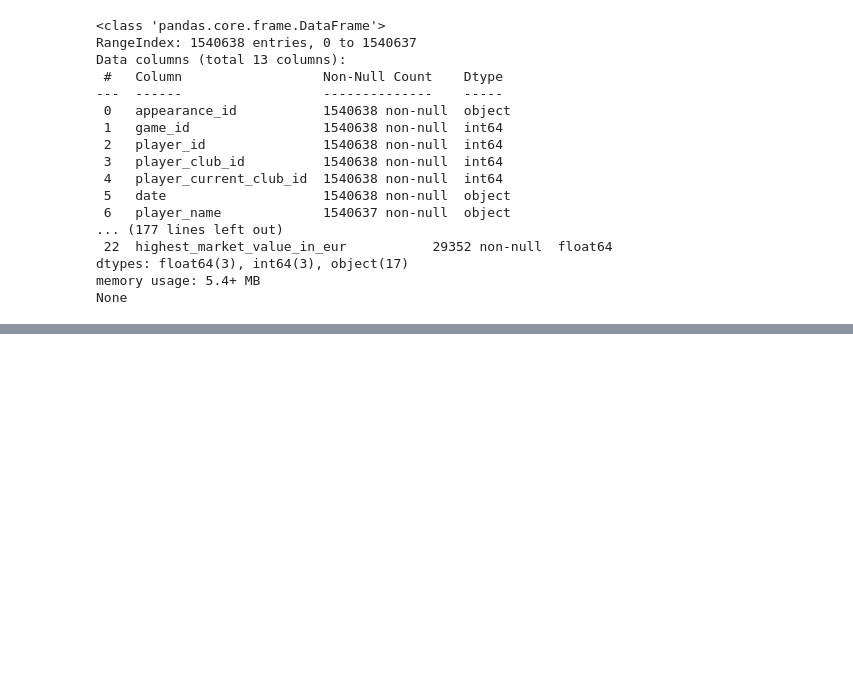
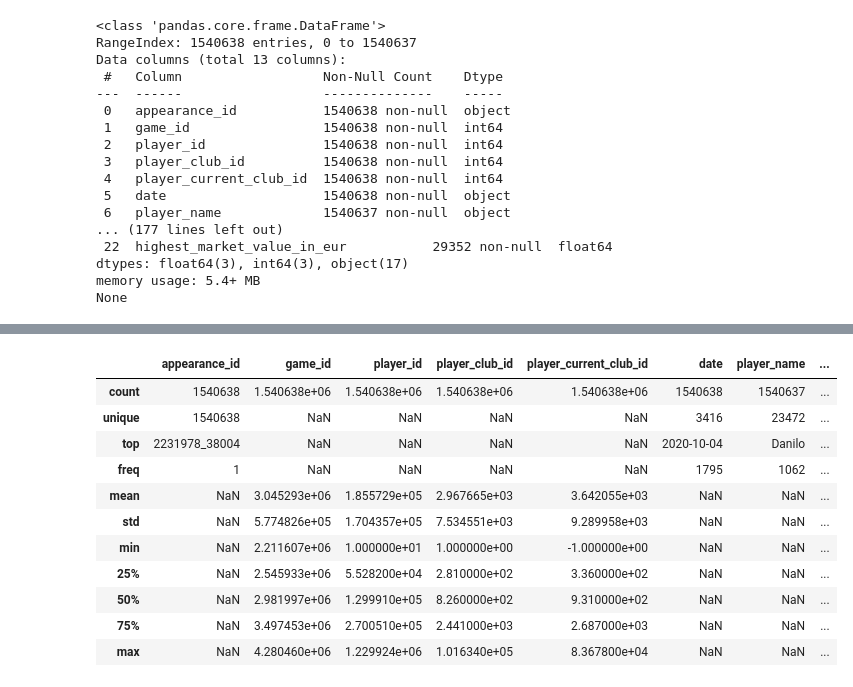
Before and after one commit to wjco/DAStudy-sat, a Jupyter notebook: Tek/football-data-from-transfermarkt/preprocessing-football-data-from-transfermarkt.ipynb, the cells around one changed output, grey strips where cells are left out. Saved outputs shown, nothing was run; the diff lists cells and outputs as text; code cells hidden in the pictures; blank space fills up the shorter version.

```diff
--- a/Tek/football-data-from-transfermarkt/preprocessing-football-data-from-transfermarkt.ipynb
+++ b/Tek/football-data-from-transfermarkt/preprocessing-football-data-from-transfermarkt.ipynb
@@ -151,0 +182,15 @@ None
+# %%
+apps_df.describe(include="all")
+# %% [output]
+|  | appearance_id | game_id | player_id | player_club_id | player_current_club_id | date | player_name | ... |
+| count | 1540638 | 1.540638e+06 | 1.540638e+06 | 1.540638e+06 | 1.540638e+06 | 1540638 | 1540637 | ... |
+| unique | 1540638 | NaN | NaN | NaN | NaN | 3416 | 23472 | ... |
+| top | 2231978_38004 | NaN | NaN | NaN | NaN | 2020-10-04 | Danilo | ... |
+| freq | 1 | NaN | NaN | NaN | NaN | 1795 | 1062 | ... |
+| mean | NaN | 3.045293e+06 | 1.855729e+05 | 2.967665e+03 | 3.642055e+03 | NaN | NaN | ... |
+| std | NaN | 5.774826e+05 | 1.704357e+05 | 7.534551e+03 | 9.289958e+03 | NaN | NaN | ... |
+| min | NaN | 2.211607e+06 | 1.000000e+01 | 1.000000e+00 | -1.000000e+00 | NaN | NaN | ... |
+| 25% | NaN | 2.545933e+06 | 5.528200e+04 | 2.810000e+02 | 3.360000e+02 | NaN | NaN | ... |
+| 50% | NaN | 2.981997e+06 | 1.299910e+05 | 8.260000e+02 | 9.310000e+02 | NaN | NaN | ... |
+| 75% | NaN | 3.497453e+06 | 2.700510e+05 | 2.441000e+03 | 2.687000e+03 | NaN | NaN | ... |
+| max | NaN | 4.280460e+06 | 1.229924e+06 | 1.016340e+05 | 8.367800e+04 | NaN | NaN | ... |
```
Also changed, not shown: parts of 22 cells of this notebook, 2 other files.
